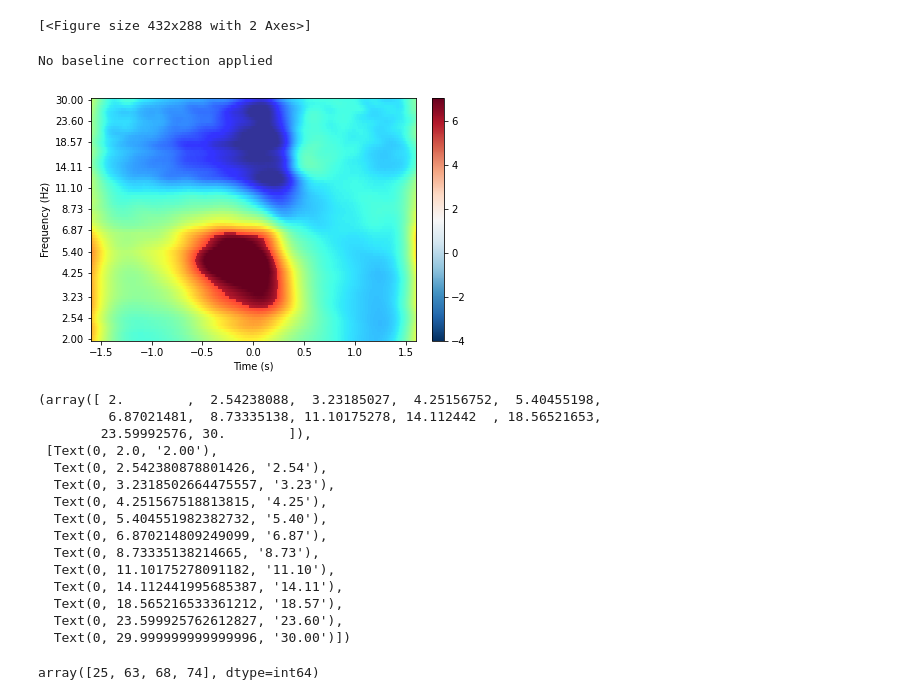
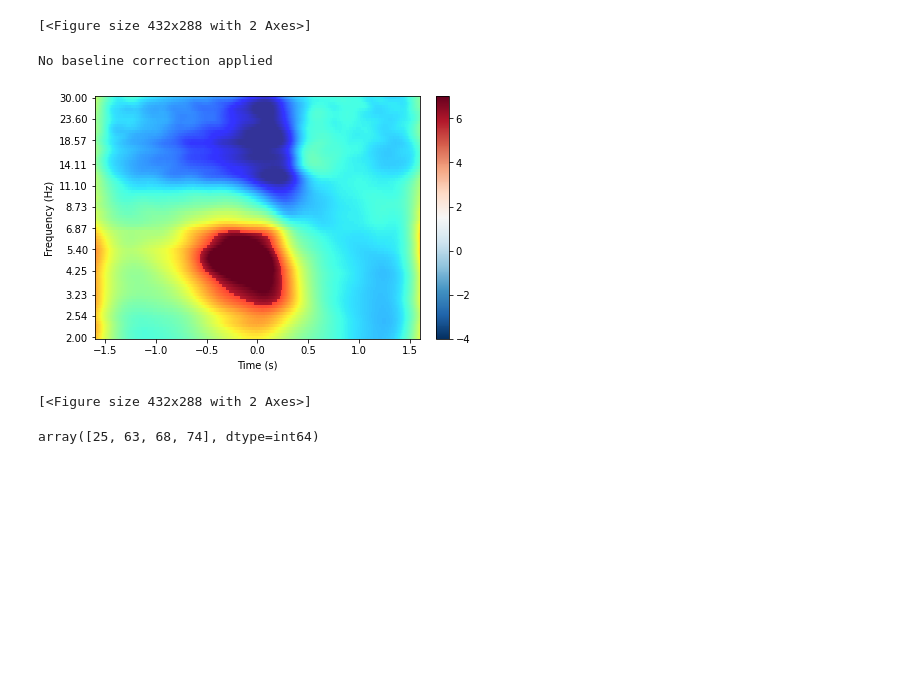
Before and after one commit to GuillaumePech/EEG_Introduction_Mne-Python, a Jupyter notebook: post_eeg_TFR.ipynb, the cells around one changed output. Saved outputs shown, nothing was run; the diff lists cells and outputs as text; code cells hidden in the pictures; blank space fills up the shorter version.

```diff
--- a/post_eeg_TFR.ipynb
+++ b/post_eeg_TFR.ipynb
@@ -303,29 +252,11 @@ mask[gr_evok_copy.data==100]= True
 mask[0,np.where(gr_evok.freqs<=7)[0][-1]:,:]= False
 # %%
-%matplotlib widget
+%matplotlib inline
 import matplotlib.pyplot as plt
+
 gr_evok.plot(vlim=(-4,7), mask=np.squeeze(mask), cmap="RdBu_r" ,mask_cmap='jet', mask_alpha=.8, mask_style="contour")
-
-plt.xlabel('Time (in s)', fontsize = 30)
-plt.ylabel('Frequency (in Hz)', fontsize = 30)
-plt.xticks(fontsize = 25)
-plt.yticks(fontsize = 25)
 # %% [output]
 No baseline correction applied
-[figure, old version]
+[figure, new version]
-(array([ 2.        ,  2.54238088,  3.23185027,  4.25156752,  5.40455198,
-         6.87021481,  8.73335138, 11.10175278, 14.112442  , 18.56521653,
-        23.59992576, 30.        ]),
- [Text(0, 2.0, '2.00'),
-  Text(0, 2.542380878801426, '2.54'),
-  Text(0, 3.2318502664475557, '3.23'),
-  Text(0, 4.251567518813815, '4.25'),
-  Text(0, 5.404551982382732, '5.40'),
-  Text(0, 6.870214809249099, '6.87'),
-  Text(0, 8.73335138214665, '8.73'),
-  Text(0, 11.10175278091182, '11.10'),
-  Text(0, 14.112441995685387, '14.11'),
-  Text(0, 18.565216533361212, '18.57'),
-  Text(0, 23.599925762612827, '23.60'),
-  Text(0, 29.999999999999996, '30.00')])
+[<Figure size 432x288 with 2 Axes>]
 # %%
```
Also changed, not shown: parts of 16 cells of this notebook, 7 other files.
